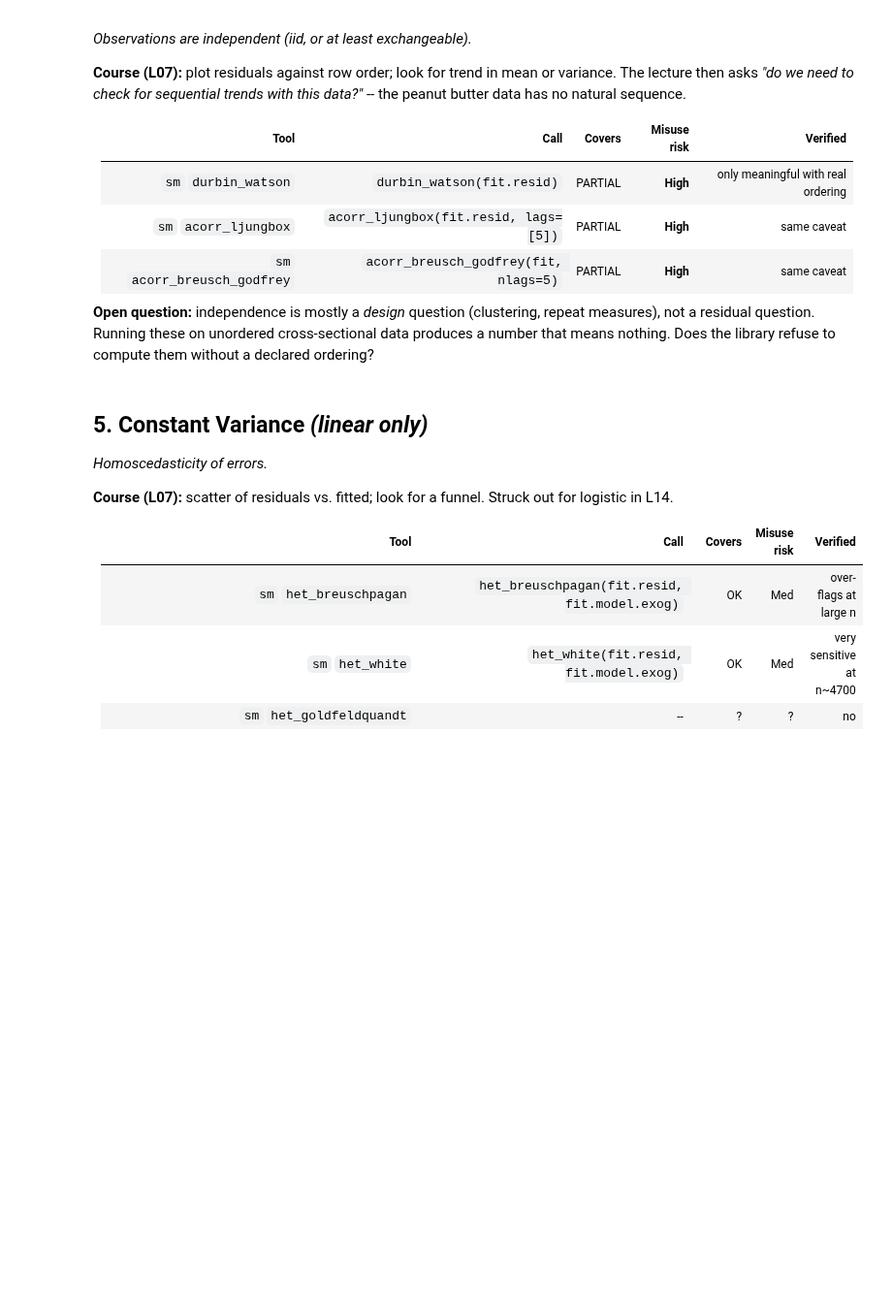
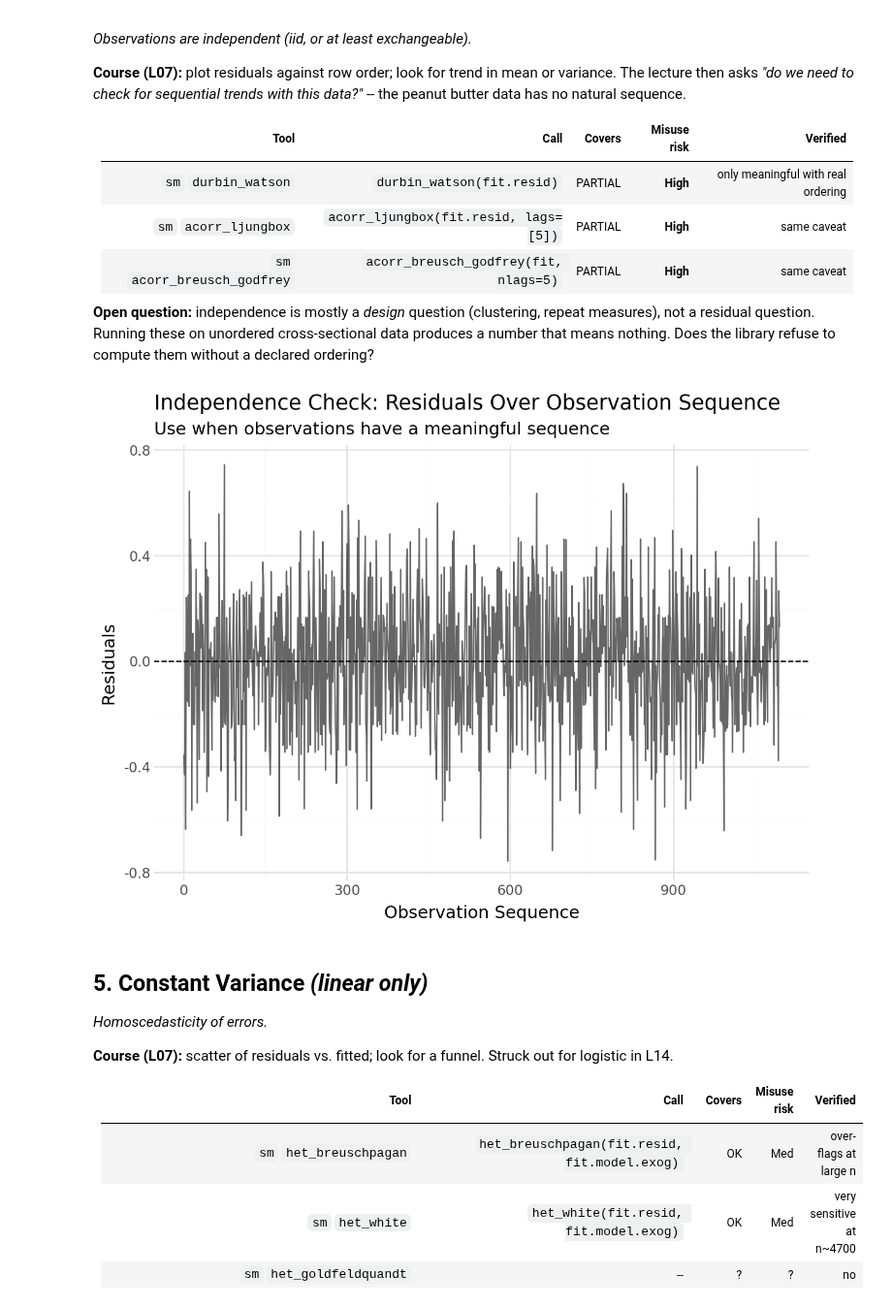
Before and after one commit to marcdotson/data-5600, a Jupyter notebook: code/assumption_notes_3.ipynb, the cells around one changed output. Shown at 97% size. Cells and saved outputs as stored; diff of their text form; code cells hidden in the pictures; blank space fills up the shorter version.

```diff
--- a/code/assumption_notes_3.ipynb
+++ b/code/assumption_notes_3.ipynb
@@ -434,3 +659,48 @@ that means nothing. Does the library refuse to compute them without a declared o
+# %%
+# scratch: 4. Independence
+
+# Independence is primarily determined by how the data were collected.
+
+# Ask:
+# 1. Is the data a random sample?
+# 2. Is each observation a different unit, or are there repeated measures?
+# 3. Are observations clustered (groups, locations, hierarchy, etc.)?
+# 4. Is there a meaningful sequence to the observations (such as time)?
+
+# If there is a meaningful sequence, plot the residuals in that order
+# and look for trends or systematic patterns.
+
+
+# Create observation order
+independence_df = pd.DataFrame({
+    "order": range(1, len(pb_train) + 1),
+    "residuals": fit.resid
+})
+
+
+# Sequential residual plot
+independence_plot = (
+    ggplot(
+        independence_df,
+        aes(x="order", y="residuals")
+    )
+    + geom_line(alpha=0.6)
+    + geom_hline(
+        yintercept=0,
+        linetype="dashed"
+    )
+    + labs(
+        title="Independence Check: Residuals Over Observation Sequence",
+        subtitle="Use when observations have a meaningful sequence",
+        x="Observation Sequence",
+        y="Residuals"
+    )
+    + theme_minimal()
+)
+
+independence_plot.show()
+# %% [output]
+[figure, added]
 # %% [markdown]
 ## 5. Constant Variance *(linear only)*
 
```
Also changed, not shown: parts of 13 cells of this notebook, 3 other files.
